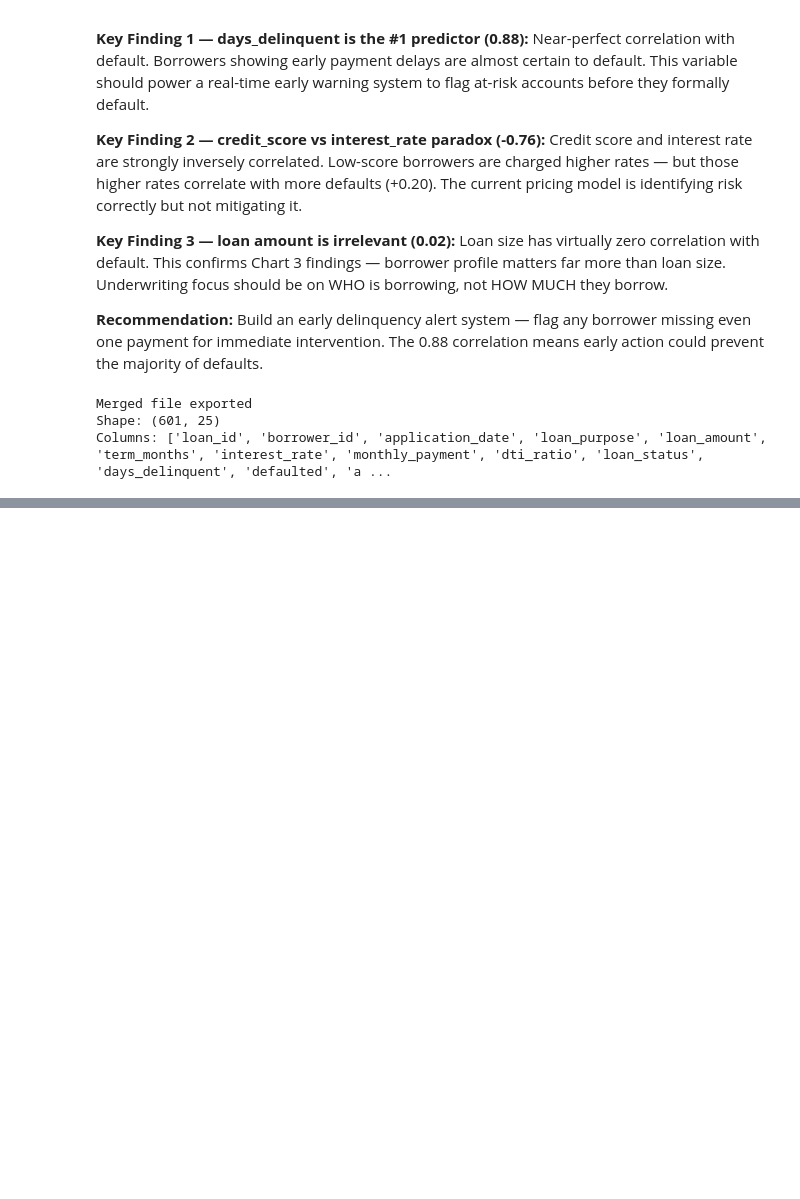
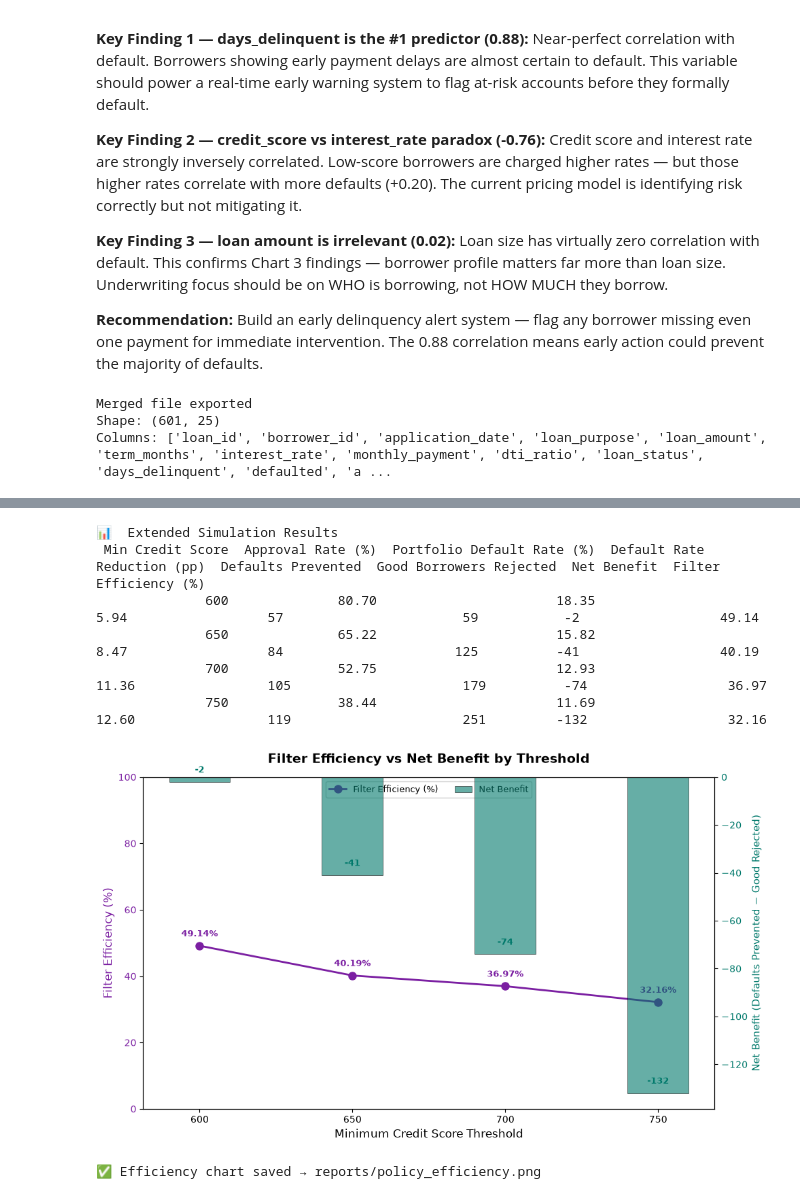
Before and after one commit to ShubhamSahu-2005/Loan-Default-Risk-Analysis, a Jupyter notebook: notebooks/eda.ipynb, the cells around one changed output, grey strips where cells are left out. Saved outputs shown, nothing was run; the diff lists cells and outputs as text; code cells hidden in the pictures; blank space fills up the shorter version.

```diff
--- a/notebooks/eda.ipynb
+++ b/notebooks/eda.ipynb
@@ -579,0 +861,71 @@ Columns: ['loan_id', 'borrower_id', 'application_date', 'loan_purpose', 'loan_am
+# %%
+# ────────────────────────────────────────────────────────────────
+# Net Benefit & Filtering Efficiency
+# ────────────────────────────────────────────────────────────────
+
+# Net Benefit = Defaults Prevented  −  Good Borrowers Rejected
+# Efficiency  = Defaults Prevented  /  Total Rejected   (higher = more precise filter)
+
+sim_df['Net Benefit'] = sim_df['Defaults Prevented'] - sim_df['Good Borrowers Rejected']
+sim_df['Filter Efficiency (%)'] = round(
+    sim_df['Defaults Prevented'] / (sim_df['Defaults Prevented'] + sim_df['Good Borrowers Rejected']) * 100, 2
+)
+sim_df['Default Rate Reduction (pp)'] = round(baseline_default_rate - sim_df['Portfolio Default Rate (%)'], 2)
+
+print("📊  Extended Simulation Results")
+print(sim_df[['Min Credit Score', 'Approval Rate (%)', 'Portfolio Default Rate (%)',
+              'Default Rate Reduction (pp)', 'Defaults Prevented',
+              'Good Borrowers Rejected', 'Net Benefit',
+              'Filter Efficiency (%)']].to_string(index=False))
+
+# ── Visualize efficiency vs net benefit ─────────────────────────
+fig, ax1 = plt.subplots(figsize=(10, 6))
+
+color_eff = '#7B1FA2'
+color_net = '#00796B'
+
+ax1.plot(thresholds_str, sim_df['Filter Efficiency (%)'], 'o-',
+         color=color_eff, linewidth=2, markersize=8, label='Filter Efficiency (%)')
+ax1.set_xlabel('Minimum Credit Score Threshold', fontsize=12)
+ax1.set_ylabel('Filter Efficiency (%)', fontsize=12, color=color_eff)
+ax1.tick_params(axis='y', labelcolor=color_eff)
+ax1.set_ylim(0, 100)
+
+ax2 = ax1.twinx()
+ax2.bar(thresholds_str, sim_df['Net Benefit'], 0.4,
+        color=color_net, alpha=0.6, edgecolor='black',
+        linewidth=0.6, label='Net Benefit')
+ax2.set_ylabel('Net Benefit (Defaults Prevented − Good Rejected)',
+               fontsize=11, color=color_net)
+ax2.tick_params(axis='y', labelcolor=color_net)
+
+# Annotate
+for i, (eff, nb) in enumerate(zip(sim_df['Filter Efficiency (%)'],
+                                   sim_df['Net Benefit'])):
+    ax1.annotate(f'{eff}%', (i, eff), textcoords='offset points',
+                 xytext=(0, 10), ha='center', fontsize=9,
+                 fontweight='bold', color=color_eff)
+    ax2.annotate(str(nb), (i, nb), textcoords='offset points',
+                 xytext=(0, -15 if nb >= 0 else 10), ha='center',
+                 fontsize=9, fontweight='bold', color=color_net)
+
+lines1, labels1 = ax1.get_legend_handles_labels()
+lines2, labels2 = ax2.get_legend_handles_labels()
+ax1.legend(lines1 + lines2, labels1 + labels2,
+           loc='upper center', fontsize=9, ncol=2, framealpha=0.9)
+
+ax1.set_title('Filter Efficiency vs Net Benefit by Threshold',
+              fontsize=14, fontweight='bold', pad=15)
+plt.tight_layout()
+plt.savefig('../reports/policy_efficiency.png', dpi=150, bbox_inches='tight')
+plt.show()
+print("\n✅ Efficiency chart saved → reports/policy_efficiency.png")
+# %% [output]
+📊  Extended Simulation Results
+ Min Credit Score  Approval Rate (%)  Portfolio Default Rate (%)  Default Rate Reduction (pp)  Defaults Prevented  Good Borrowers Rejected  Net Benefit  Filter Efficiency (%)
+              600              80.70                       18.35                         5.94                  57                       59           -2                  49.14
+              650              65.22                       15.82                         8.47                  84                      125          -41                  40.19
+              700              52.75                       12.93                        11.36                 105                      179          -74                  36.97
+              750              38.44                       11.69                        12.60                 119                      251         -132                  32.16
+[figure, added]
+✅ Efficiency chart saved → reports/policy_efficiency.png
```
Also changed, not shown: parts of 11 cells of this notebook, 2 other files.
